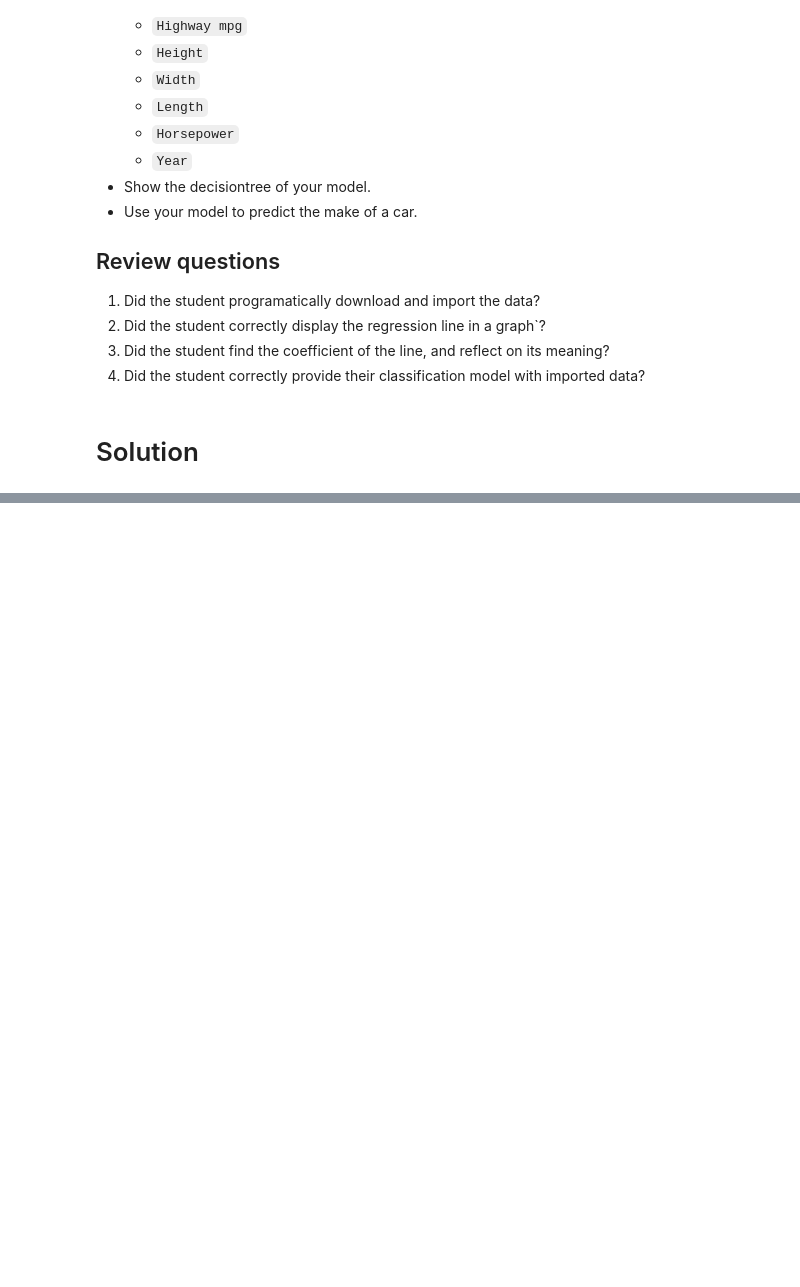
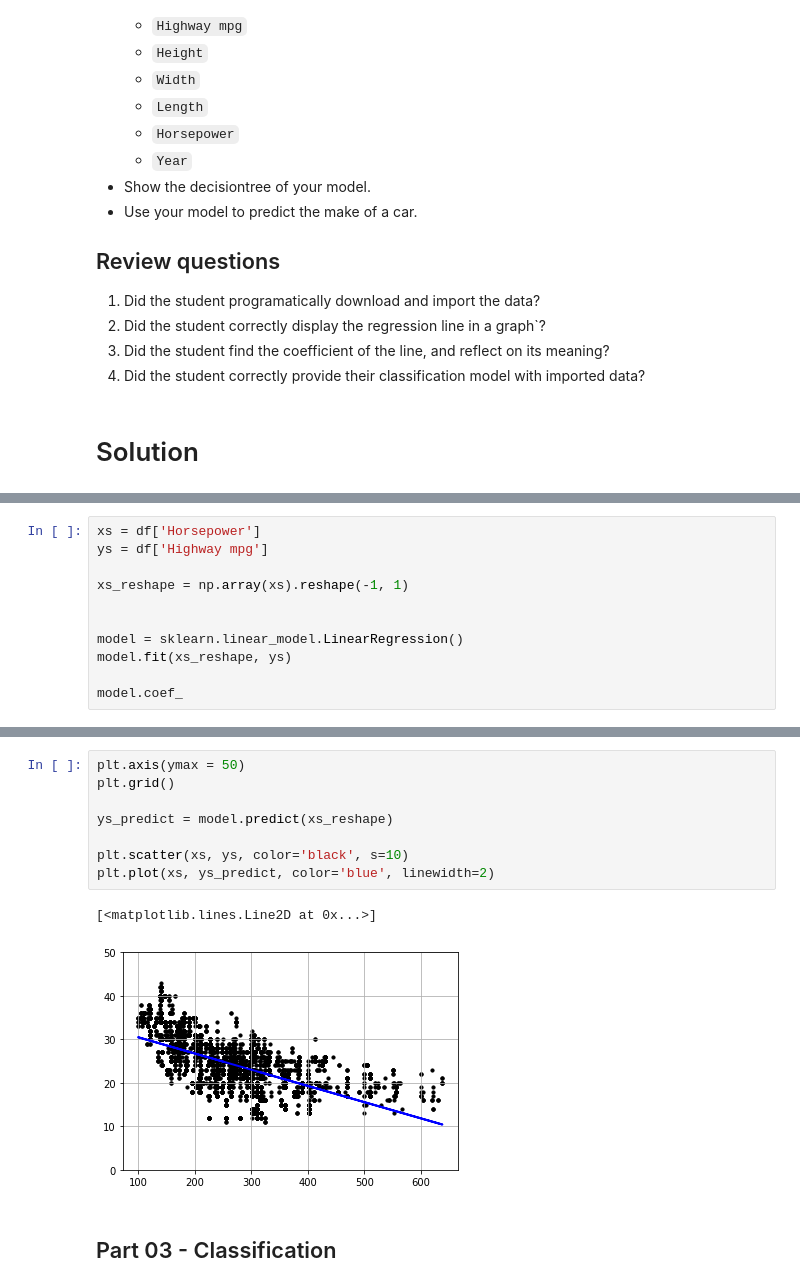
Before and after one commit to obnoxious-consequnence/Assignment08, a Jupyter notebook: Assignment08.ipynb, the cells around one changed output, grey strips where cells are left out. Saved outputs shown, nothing was run; the diff lists cells and outputs as text; blank space fills up the shorter version.

```diff
--- a/Assignment08.ipynb
+++ b/Assignment08.ipynb
@@ -49,0 +84,11 @@ https://think.cs.vt.edu/corgis/csv/cars/cars.csv
+# %%
+xs = df['Horsepower']
+ys = df['Highway mpg']
+
+xs_reshape = np.array(xs).reshape(-1, 1)
+
+
+model = sklearn.linear_model.LinearRegression()
+model.fit(xs_reshape, ys)
+
+model.coef_
@@ -49,0 +112,13 @@ https://think.cs.vt.edu/corgis/csv/cars/cars.csv
+# %%
+plt.axis(ymax = 50)
+plt.grid()
+
+ys_predict = model.predict(xs_reshape)
+
+plt.scatter(xs, ys, color='black', s=10)
+plt.plot(xs, ys_predict, color='blue', linewidth=2)
+# %% [output]
+[<matplotlib.lines.Line2D at 0x...>]
+[figure, added]
+# %% [markdown]
+## Part 03 - Classification
```
Also changed, not shown: parts of 12 cells of this notebook, 2 other files.
